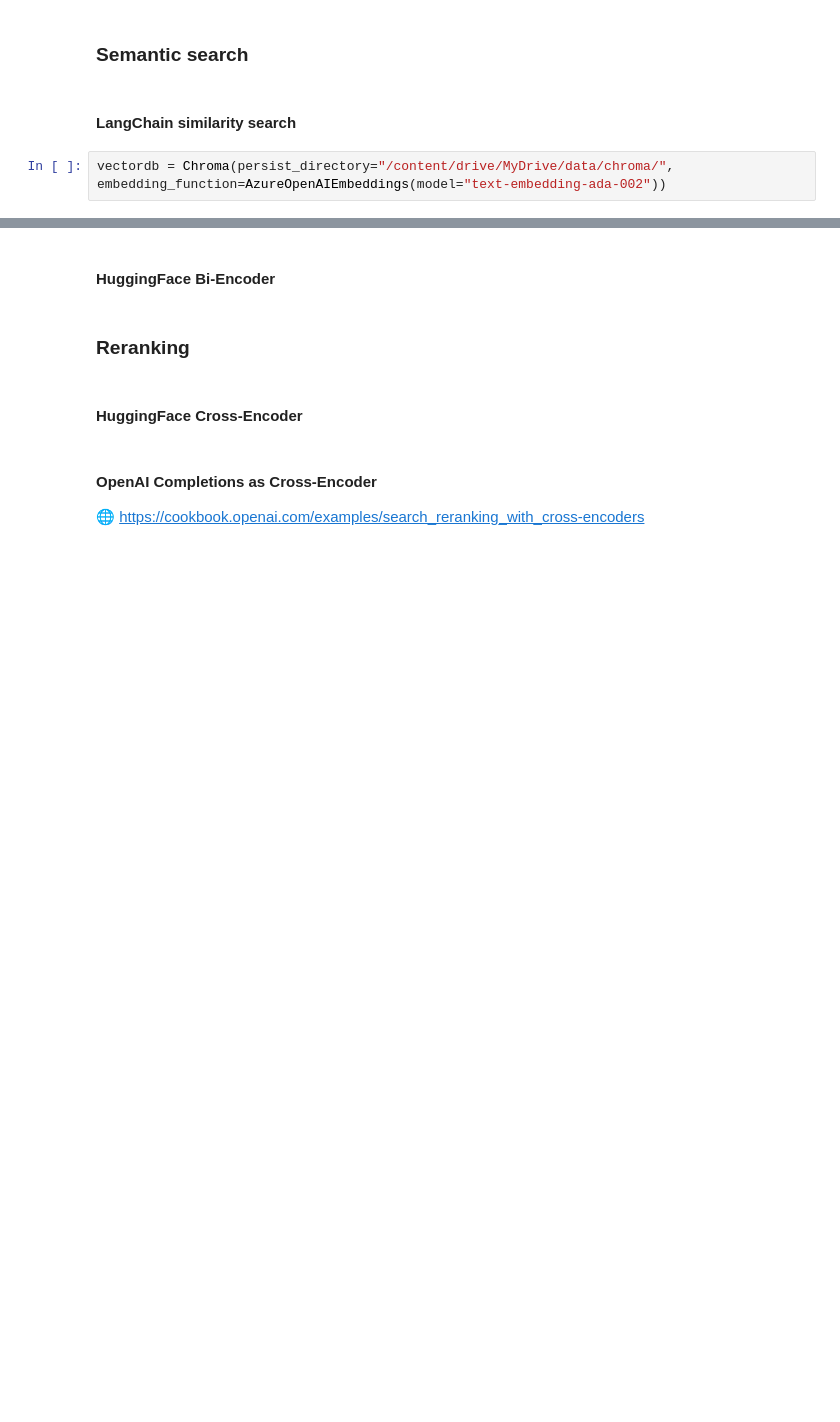
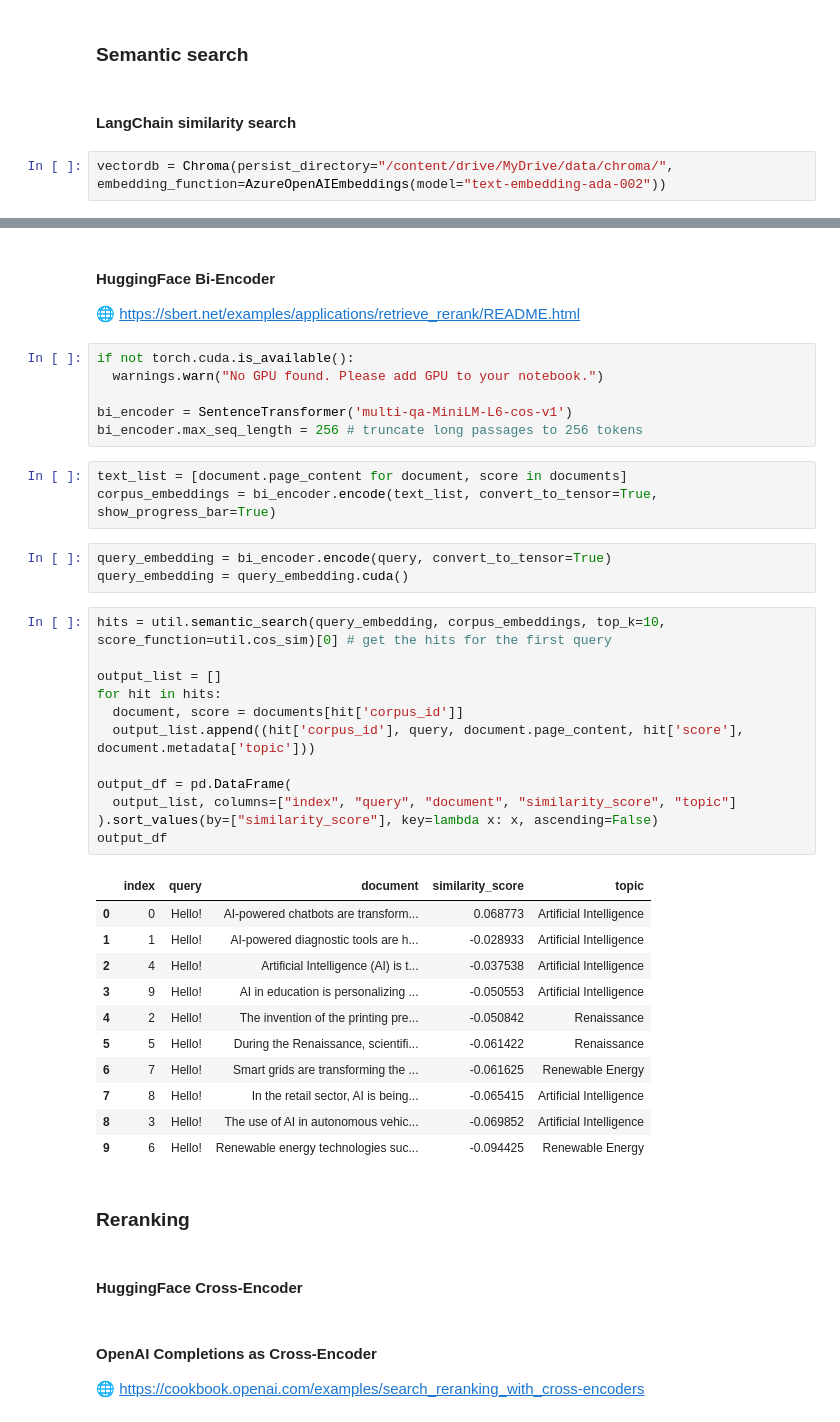
Before and after one commit to mertcan-basut/nlp, a Jupyter notebook: retrieve_and_rerank.ipynb, the cells around one changed output, grey strips where cells are left out. Cells and saved outputs as stored; diff of their text form; blank space fills up the shorter version.

Commit message:
Create "HuggingFace Bi-Encoder" for "Semantic search"

```diff
--- a/retrieve_and_rerank.ipynb
+++ b/retrieve_and_rerank.ipynb
@@ -142,5 +143,43 @@ documents
 # %% [markdown]
 #### HuggingFace Bi-Encoder
+
+🌐 https://sbert.net/examples/applications/retrieve_rerank/README.html
+# %%
+if not torch.cuda.is_available():
+  warnings.warn("No GPU found. Please add GPU to your notebook.")
+
+bi_encoder = SentenceTransformer('multi-qa-MiniLM-L6-cos-v1')
+bi_encoder.max_seq_length = 256 # truncate long passages to 256 tokens
+# %%
+text_list = [document.page_content for document, score in documents]
+corpus_embeddings = bi_encoder.encode(text_list, convert_to_tensor=True, show_progress_bar=True)
+# %%
+query_embedding = bi_encoder.encode(query, convert_to_tensor=True)
+query_embedding = query_embedding.cuda()
+# %%
+hits = util.semantic_search(query_embedding, corpus_embeddings, top_k=10, score_function=util.cos_sim)[0] # get the hits for the first query
+
+output_list = []
+for hit in hits:
+  document, score = documents[hit['corpus_id']]
+  output_list.append((hit['corpus_id'], query, document.page_content, hit['score'], document.metadata['topic']))
+
+output_df = pd.DataFrame(
+  output_list, columns=["index", "query", "document", "similarity_score", "topic"]
+).sort_values(by=["similarity_score"], key=lambda x: x, ascending=False)
+output_df
+# %% [output]
+|  | index | query | document | similarity_score | topic |
+| 0 | 0 | Hello! | AI-powered chatbots are transform... | 0.068773 | Artificial Intelligence |
+| 1 | 1 | Hello! | AI-powered diagnostic tools are h... | -0.028933 | Artificial Intelligence |
+| 2 | 4 | Hello! | Artificial Intelligence (AI) is t... | -0.037538 | Artificial Intelligence |
+| 3 | 9 | Hello! | AI in education is personalizing ... | -0.050553 | Artificial Intelligence |
+| 4 | 2 | Hello! | The invention of the printing pre... | -0.050842 | Renaissance |
+| 5 | 5 | Hello! | During the Renaissance, scientifi... | -0.061422 | Renaissance |
+| 6 | 7 | Hello! | Smart grids are transforming the ... | -0.061625 | Renewable Energy |
+| 7 | 8 | Hello! | In the retail sector, AI is being... | -0.065415 | Artificial Intelligence |
+| 8 | 3 | Hello! | The use of AI in autonomous vehic... | -0.069852 | Artificial Intelligence |
+| 9 | 6 | Hello! | Renewable energy technologies suc... | -0.094425 | Renewable Energy |
 # %% [markdown]
 ### Reranking
 # %% [markdown]
```
Also changed, not shown: parts of 3 cells of this notebook.
